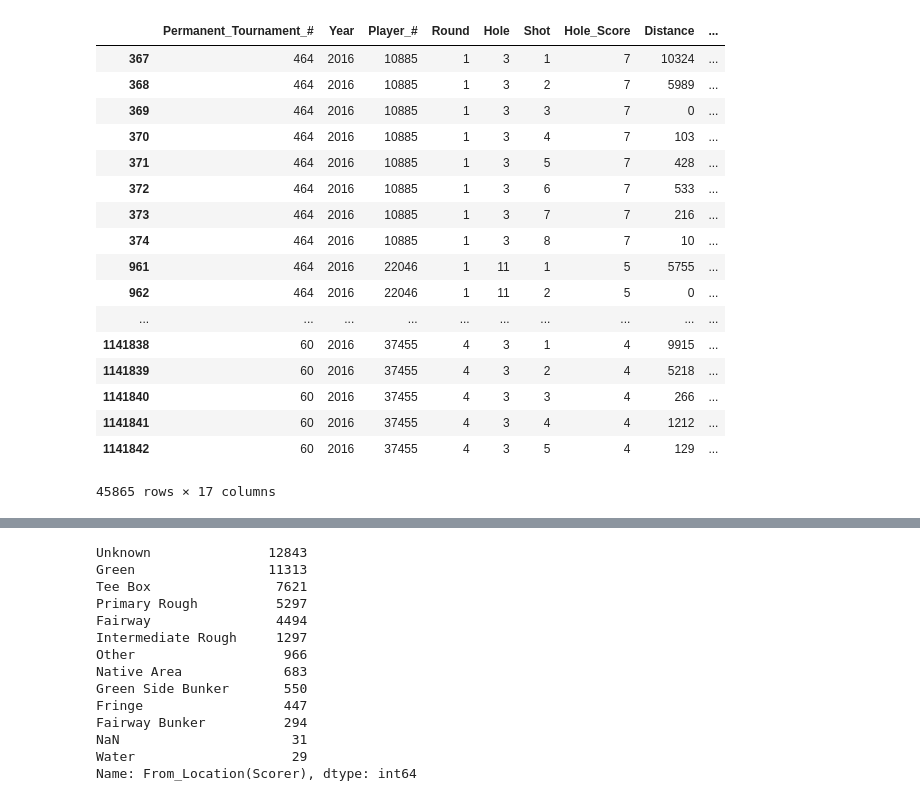
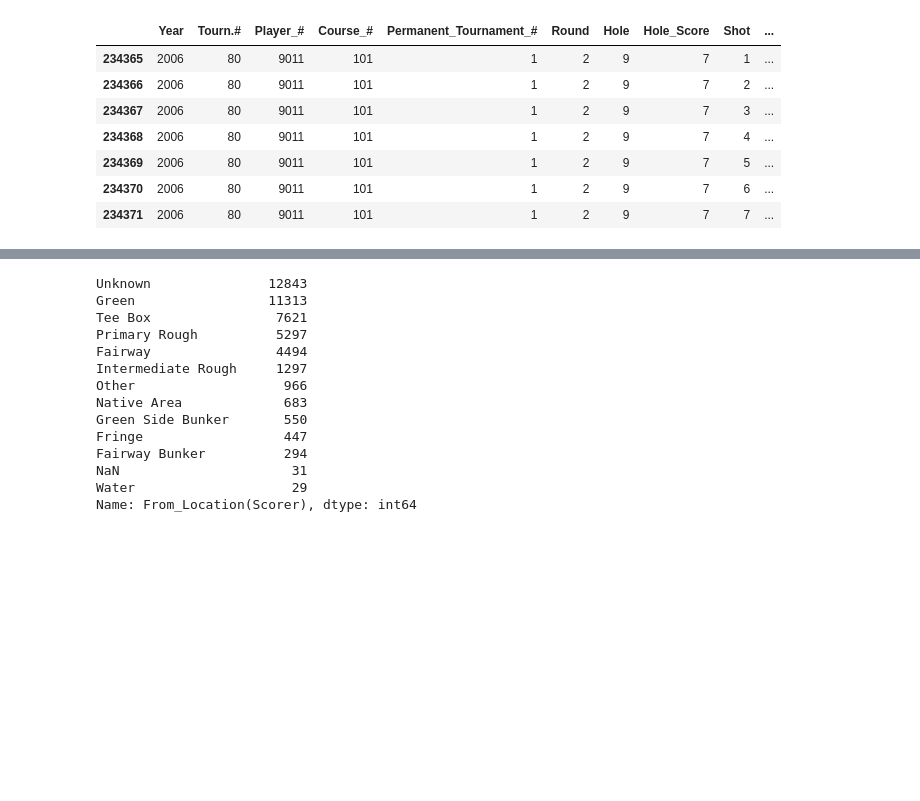
Before and after one commit to adamwlev/StrokesGained2, a Jupyter notebook: Exploration/'Extra Shots'.ipynb, the cells around one changed output, grey strips where cells are left out. Cells and saved outputs as stored; diff of their text form; code cells hidden in the pictures; blank space fills up the shorter version.

```diff
--- a/Exploration/'Extra Shots'.ipynb
+++ b/Exploration/'Extra Shots'.ipynb
@@ -157,21 +257,3 @@ cols_of_interest = id_cols + ['Shot','Hole_Score','Distance','X_Coordinate','Y_C
-# %%
-data.iloc[suspect][cols_of_interest]
-# %% [output]
-|  | Permanent_Tournament_# | Year | Player_# | Round | Hole | Shot | Hole_Score | Distance | ... |
-| 367 | 464 | 2016 | 10885 | 1 | 3 | 1 | 7 | 10324 | ... |
-| 368 | 464 | 2016 | 10885 | 1 | 3 | 2 | 7 | 5989 | ... |
-| 369 | 464 | 2016 | 10885 | 1 | 3 | 3 | 7 | 0 | ... |
-| 370 | 464 | 2016 | 10885 | 1 | 3 | 4 | 7 | 103 | ... |
-| 371 | 464 | 2016 | 10885 | 1 | 3 | 5 | 7 | 428 | ... |
-| 372 | 464 | 2016 | 10885 | 1 | 3 | 6 | 7 | 533 | ... |
-| 373 | 464 | 2016 | 10885 | 1 | 3 | 7 | 7 | 216 | ... |
-| 374 | 464 | 2016 | 10885 | 1 | 3 | 8 | 7 | 10 | ... |
-| 961 | 464 | 2016 | 22046 | 1 | 11 | 1 | 5 | 5755 | ... |
-| 962 | 464 | 2016 | 22046 | 1 | 11 | 2 | 5 | 0 | ... |
-| ... | ... | ... | ... | ... | ... | ... | ... | ... | ... |
-| 1141838 | 60 | 2016 | 37455 | 4 | 3 | 1 | 4 | 9915 | ... |
-| 1141839 | 60 | 2016 | 37455 | 4 | 3 | 2 | 4 | 5218 | ... |
-| 1141840 | 60 | 2016 | 37455 | 4 | 3 | 3 | 4 | 266 | ... |
-| 1141841 | 60 | 2016 | 37455 | 4 | 3 | 4 | 4 | 1212 | ... |
-| 1141842 | 60 | 2016 | 37455 | 4 | 3 | 5 | 4 | 129 | ... |
-45865 rows × 17 columns
+# %%
+holes_with_provisionals = [tuple(tup) in holes_with_provisionals for tup in data[id_cols].values]
+holes_with_unplayed_provisionals = [tuple(tup) in holes_with_unplayed_provisionals for tup in data[id_cols].values]
@@ -177,0 +268,11 @@ data.iloc[suspect][cols_of_interest]
+# %%
+d
+# %% [output]
+|  | Year | Tourn.# | Player_# | Course_# | Permanent_Tournament_# | Round | Hole | Hole_Score | Shot | ... |
+| 234365 | 2006 | 80 | 9011 | 101 | 1 | 2 | 9 | 7 | 1 | ... |
+| 234366 | 2006 | 80 | 9011 | 101 | 1 | 2 | 9 | 7 | 2 | ... |
+| 234367 | 2006 | 80 | 9011 | 101 | 1 | 2 | 9 | 7 | 3 | ... |
+| 234368 | 2006 | 80 | 9011 | 101 | 1 | 2 | 9 | 7 | 4 | ... |
+| 234369 | 2006 | 80 | 9011 | 101 | 1 | 2 | 9 | 7 | 5 | ... |
+| 234370 | 2006 | 80 | 9011 | 101 | 1 | 2 | 9 | 7 | 6 | ... |
+| 234371 | 2006 | 80 | 9011 | 101 | 1 | 2 | 9 | 7 | 7 | ... |
```
Also changed, not shown: parts of 55 cells of this notebook, 3 other files.
